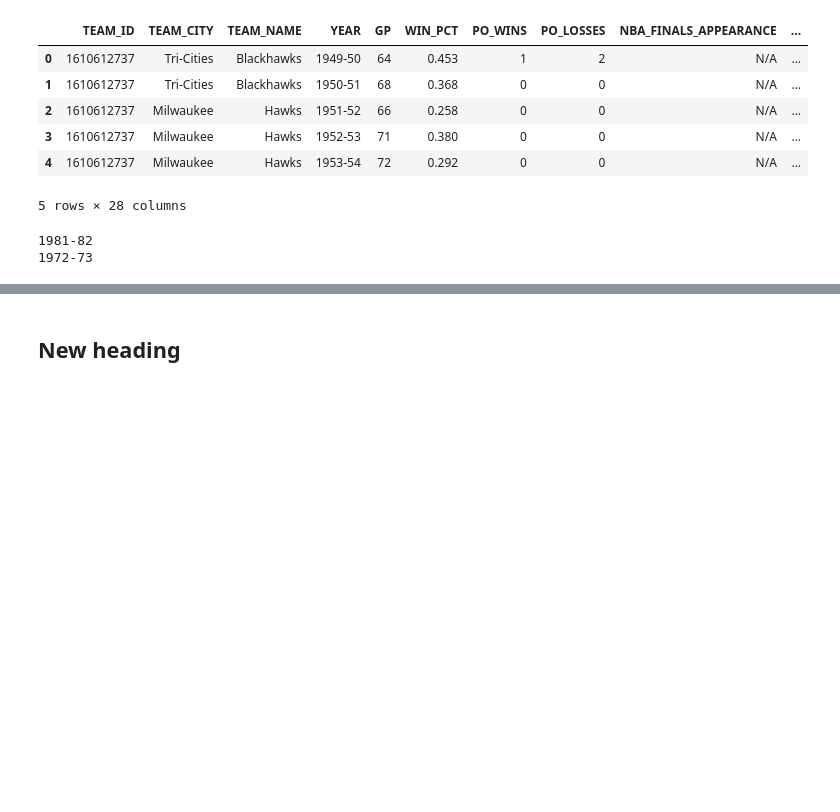
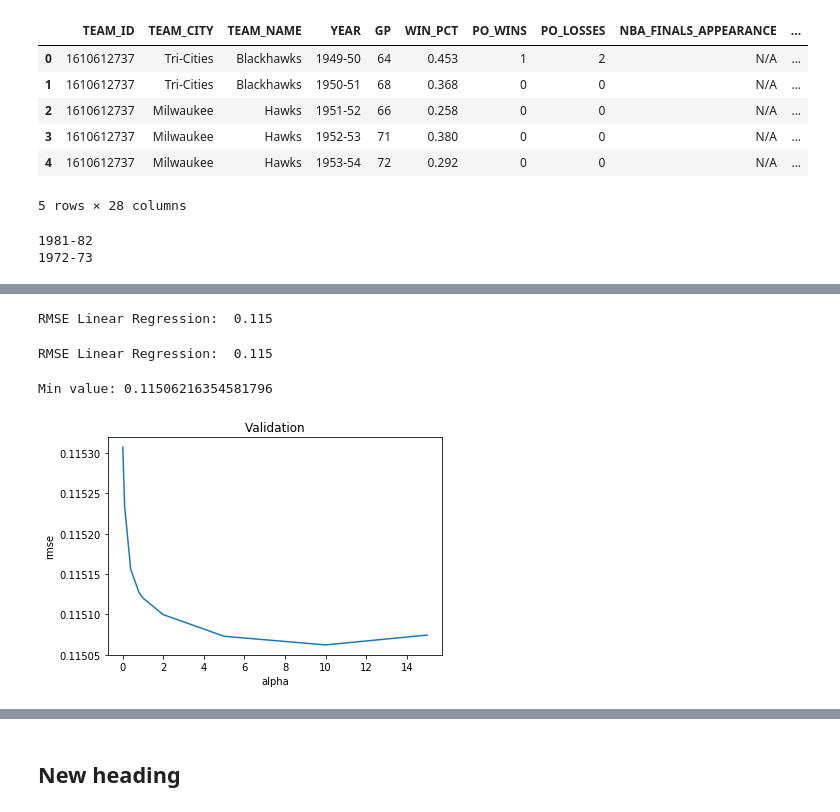
Before and after one commit to LarsShaq/Coursera_Capstone, a Jupyter notebook: NBA.ipynb, the cells around one changed output, grey strips where cells are left out. Saved outputs shown, nothing was run; the diff lists cells and outputs as text; code cells hidden in the pictures; blank space fills up the shorter version.

```diff
--- a/NBA.ipynb
+++ b/NBA.ipynb
@@ -176,0 +188,48 @@ teamdashboard
+# %%
+# Check what a model which only predicts using the previous year win_pct would do
+features = ["PREV_WIN_PCT"]
+X = before_season_df[features]
+Y = before_season_df["WIN_PCT"]
+
+def cv(model):
+    return np.sqrt(-cross_val_score(model, X, Y, scoring="neg_mean_squared_error", cv=5))
+
+# Simple Linear Regression
+#lr = make_pipeline(RobustScaler(), LinearRegression())
+lr = LinearRegression()
+scores = np.sqrt(-cross_val_score(lr, X, Y, scoring="neg_mean_squared_error", cv=5))
+lr.fit(X,Y)
+print("RMSE Linear Regression: ", round(scores.mean(),3))
+# %% [output]
+RMSE Linear Regression:  0.115
+# %%
+features = ['GP','PO_GAMES', 'NBA_FINALS_APPEARANCE', "WON",'FGM',
+       'FGA', 'FG_PCT', 'FG3M', 'FG3A', 'FG3_PCT', 'FTM', 'FTA', 'FT_PCT',
+       'OREB', 'DREB', 'REB', 'AST', 'PF', 'STL', 'TOV', 'BLK', 'PTS',
+       'PTS_RANK', "PREV_WIN_PCT"]
+X = before_season_df[features]
+Y = before_season_df["WIN_PCT"]
+
+def cv(model):
+    return np.sqrt(-cross_val_score(model, X, Y, scoring="neg_mean_squared_error", cv=5))
+
+# Simple Linear Regression
+#lr = make_pipeline(RobustScaler(), LinearRegression())
+lr = LinearRegression()
+scores = np.sqrt(-cross_val_score(lr, X, Y, scoring="neg_mean_squared_error", cv=5))
+lr.fit(X,Y)
+print("RMSE Linear Regression: ", round(scores.mean(),3))
+# %% [output]
+RMSE Linear Regression:  0.115
+# %%
+alphas = [0.01,0.1, 0.4,0.8,1.0,2.0,5.0,10.0,15.0]
+cv_ridge = [cv(make_pipeline(RobustScaler(), Ridge(alpha))).mean() for alpha in alphas]
+print("Min value: {}".format(min(cv_ridge)))
+cv_ridge = pd.Series(cv_ridge, index = alphas)
+cv_ridge.plot(title = "Validation")
+plt.xlabel("alpha")
+plt.ylabel("rmse")
+plt.show()
+# %% [output]
+Min value: 0.11506216354581796
+[figure, added]
```
Also changed, not shown: parts of 32 cells of this notebook.
